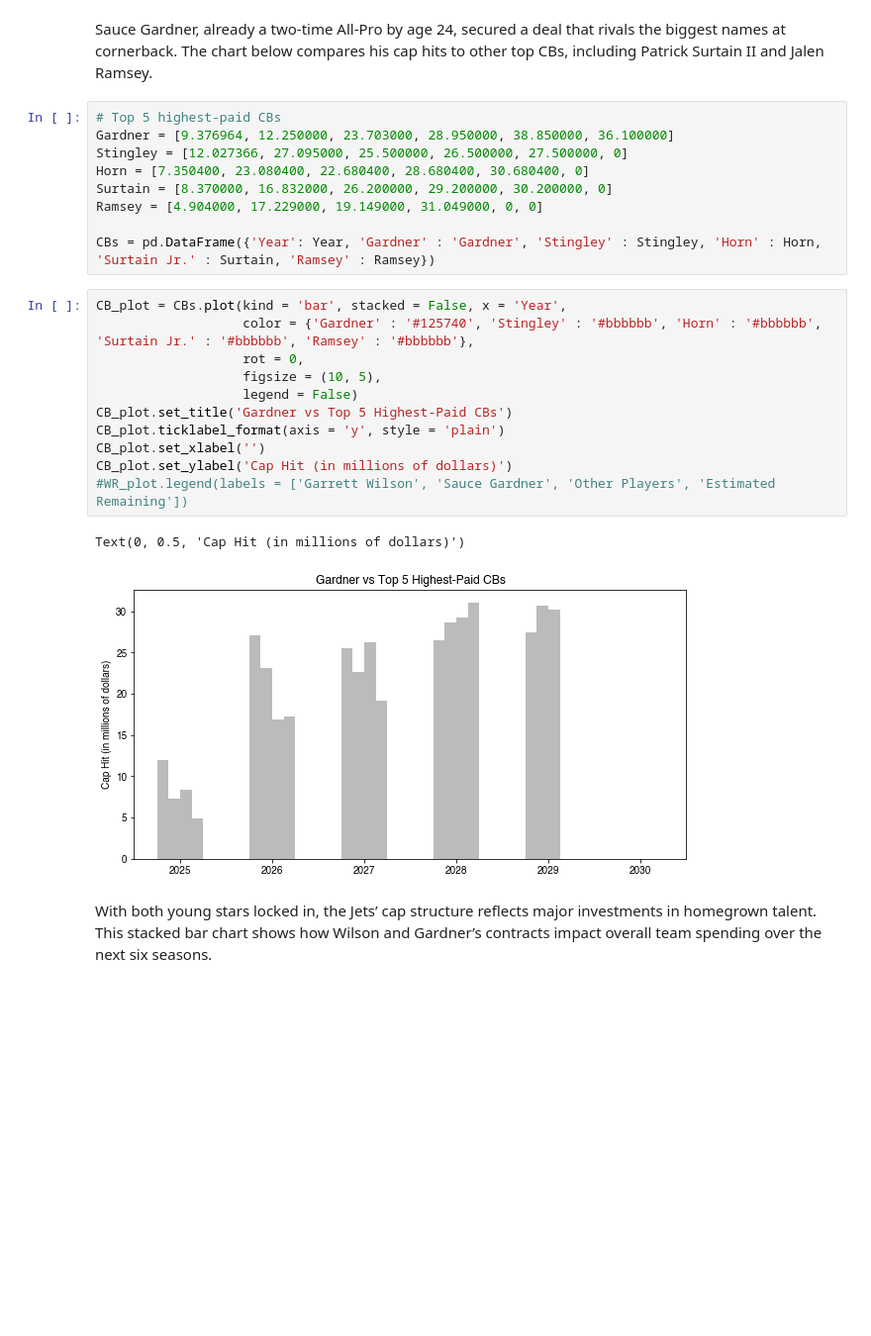
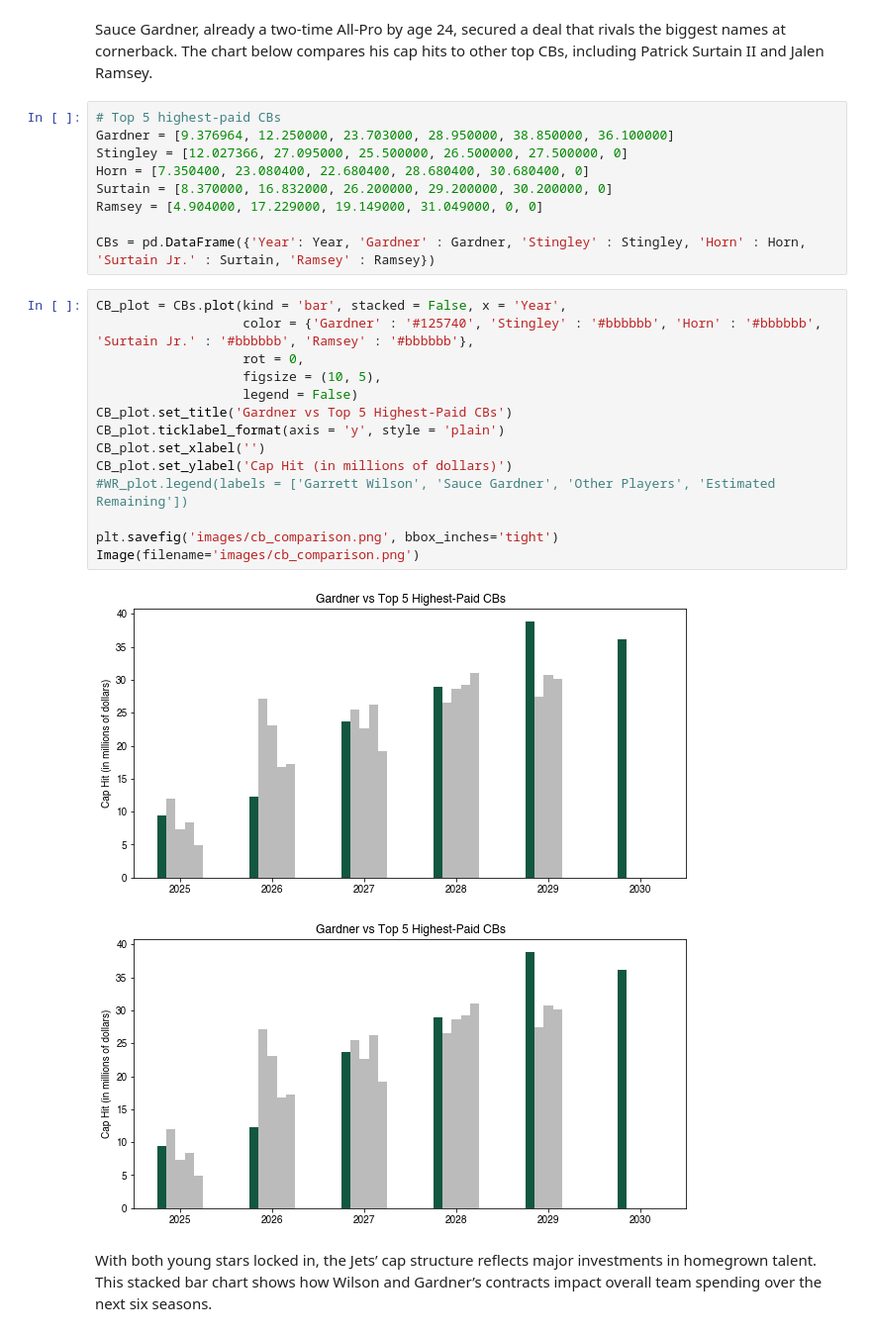
Before and after one commit to LukeBDaniel/LukeBDaniel.github.io, a Jupyter notebook: notebooks/2025-7-25-Jets.ipynb, the cells around one changed output. Shown: that part at 99% size. Drawn from its saved outputs; the diff is of its cells as text; blank space fills up the shorter version.

Commit message:
update jets graphs

```diff
--- a/notebooks/2025-7-25-Jets.ipynb
+++ b/notebooks/2025-7-25-Jets.ipynb
@@ -54,21 +58,24 @@ Horn = [7.350400, 23.080400, 22.680400, 28.680400, 30.680400, 0]
 Surtain = [8.370000, 16.832000, 26.200000, 29.200000, 30.200000, 0]
 Ramsey = [4.904000, 17.229000, 19.149000, 31.049000, 0, 0]
 
-CBs = pd.DataFrame({'Year': Year, 'Gardner' : 'Gardner', 'Stingley' : Stingley, 'Horn' : Horn, 'Surtain Jr.' : Surtain, 'Ramsey' : Ramsey})
+CBs = pd.DataFrame({'Year': Year, 'Gardner' : Gardner, 'Stingley' : Stingley, 'Horn' : Horn, 'Surtain Jr.' : Surtain, 'Ramsey' : Ramsey})
 # %%
 CB_plot = CBs.plot(kind = 'bar', stacked = False, x = 'Year',
                    color = {'Gardner' : '#125740', 'Stingley' : '#bbbbbb', 'Horn' : '#bbbbbb', 'Surtain Jr.' : '#bbbbbb', 'Ramsey' : '#bbbbbb'},
                    rot = 0,
                    figsize = (10, 5),
                    legend = False)
 CB_plot.set_title('Gardner vs Top 5 Highest-Paid CBs')
 CB_plot.ticklabel_format(axis = 'y', style = 'plain')
 CB_plot.set_xlabel('')
 CB_plot.set_ylabel('Cap Hit (in millions of dollars)')
 #WR_plot.legend(labels = ['Garrett Wilson', 'Sauce Gardner', 'Other Players', 'Estimated Remaining'])
+
+plt.savefig('images/cb_comparison.png', bbox_inches='tight')
+Image(filename='images/cb_comparison.png')
 # %% [output]
-Text(0, 0.5, 'Cap Hit (in millions of dollars)')
-[figure, old version]
+[figure, new version]
+[figure, added]
 # %% [markdown]
 With both young stars locked in, the Jets’ cap structure reflects major investments in homegrown talent. This stacked bar chart shows how Wilson and Gardner’s contracts impact overall team spending over the next six seasons.
 # %%
```
Also changed, not shown: parts of 3 cells of this notebook, 3 other files.
